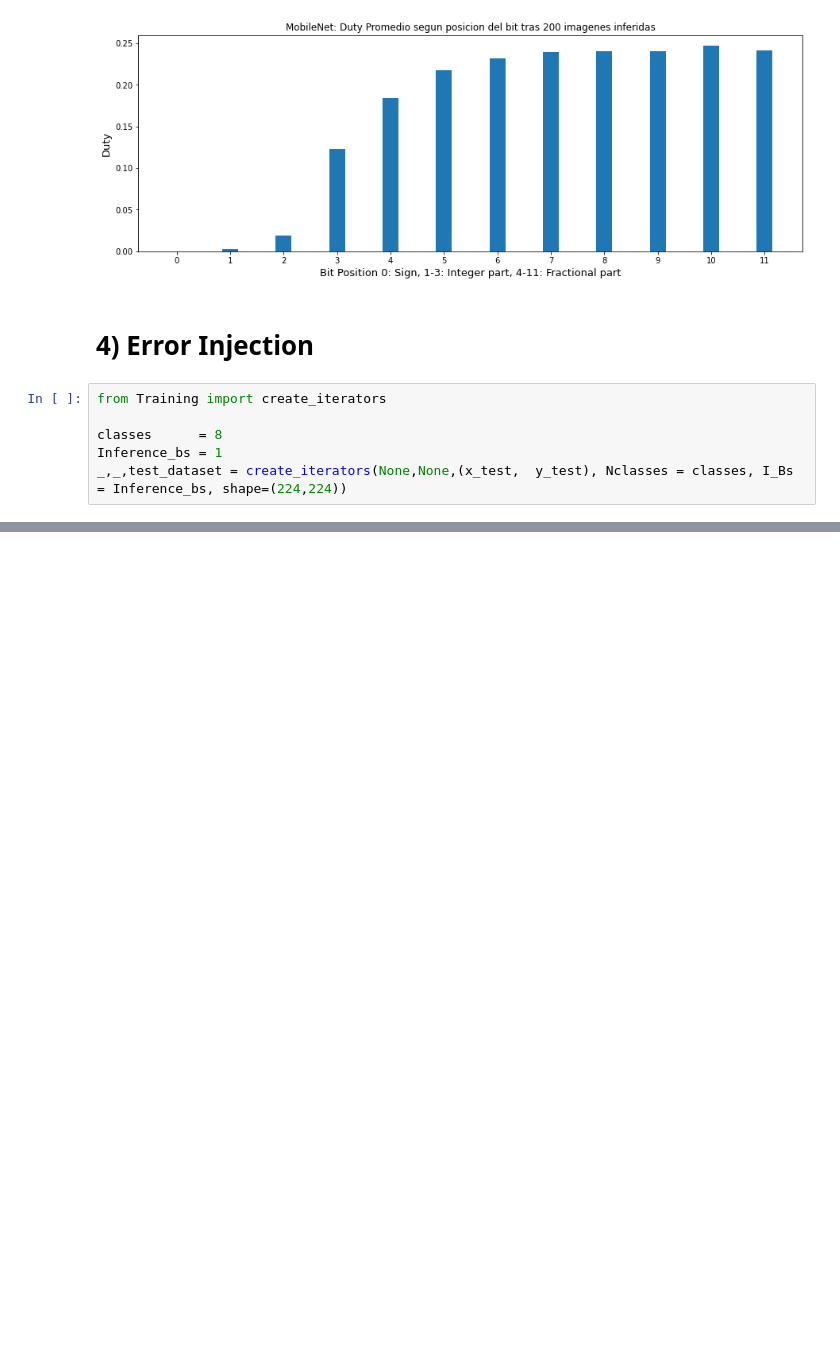
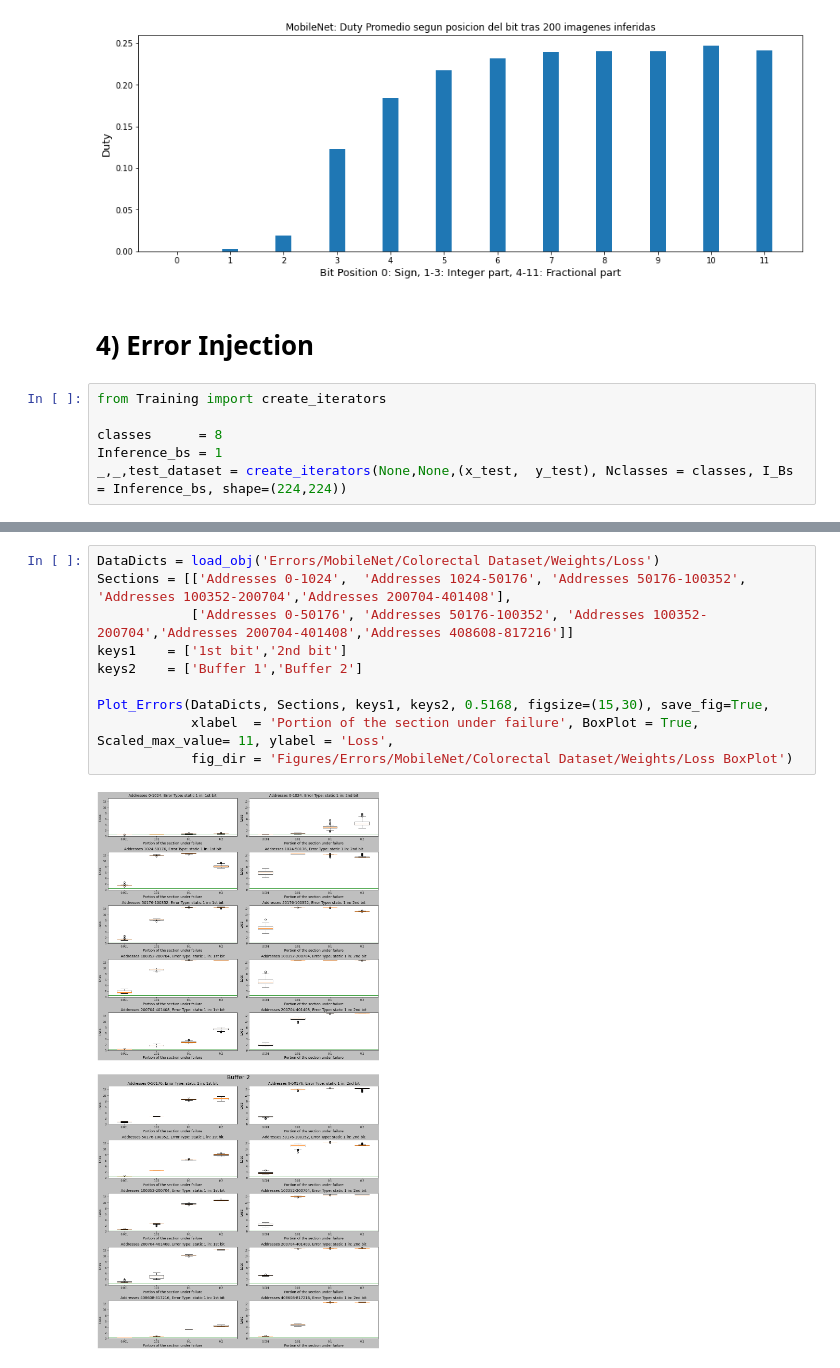
Before and after one commit to NicolasLanderos/Gated-CNN, a Jupyter notebook: MobileNet Colorrectal Cancer Clasification.ipynb, the cells around one changed output, grey strips where cells are left out. Saved outputs shown, nothing was run; the diff lists cells and outputs as text; blank space fills up the shorter version.

```diff
--- a/MobileNet Colorrectal Cancer Clasification.ipynb
+++ b/MobileNet Colorrectal Cancer Clasification.ipynb
@@ -426,0 +454,12 @@ Plot_Errors(DataDicts, Sections, keys1, keys2, 0.8027, figsize=(8,20), save_fig=
+# %%
+DataDicts = load_obj('Errors/MobileNet/Colorectal Dataset/Weights/Loss')
+Sections = [['Addresses 0-1024',  'Addresses 1024-50176', 'Addresses 50176-100352', 'Addresses 100352-200704','Addresses 200704-401408'],
+            ['Addresses 0-50176', 'Addresses 50176-100352', 'Addresses 100352-200704','Addresses 200704-401408','Addresses 408608-817216']]
+keys1    = ['1st bit','2nd bit']
+keys2    = ['Buffer 1','Buffer 2']
+
+Plot_Errors(DataDicts, Sections, keys1, keys2, 0.5168, figsize=(15,30), save_fig=True,
+            xlabel  = 'Portion of the section under failure', BoxPlot = True,  Scaled_max_value= 11, ylabel = 'Loss',
+            fig_dir = 'Figures/Errors/MobileNet/Colorectal Dataset/Weights/Loss BoxPlot')
+# %% [output]
+[figure, added]
```
Also changed, not shown: parts of 8 cells of this notebook, 5 other files.
